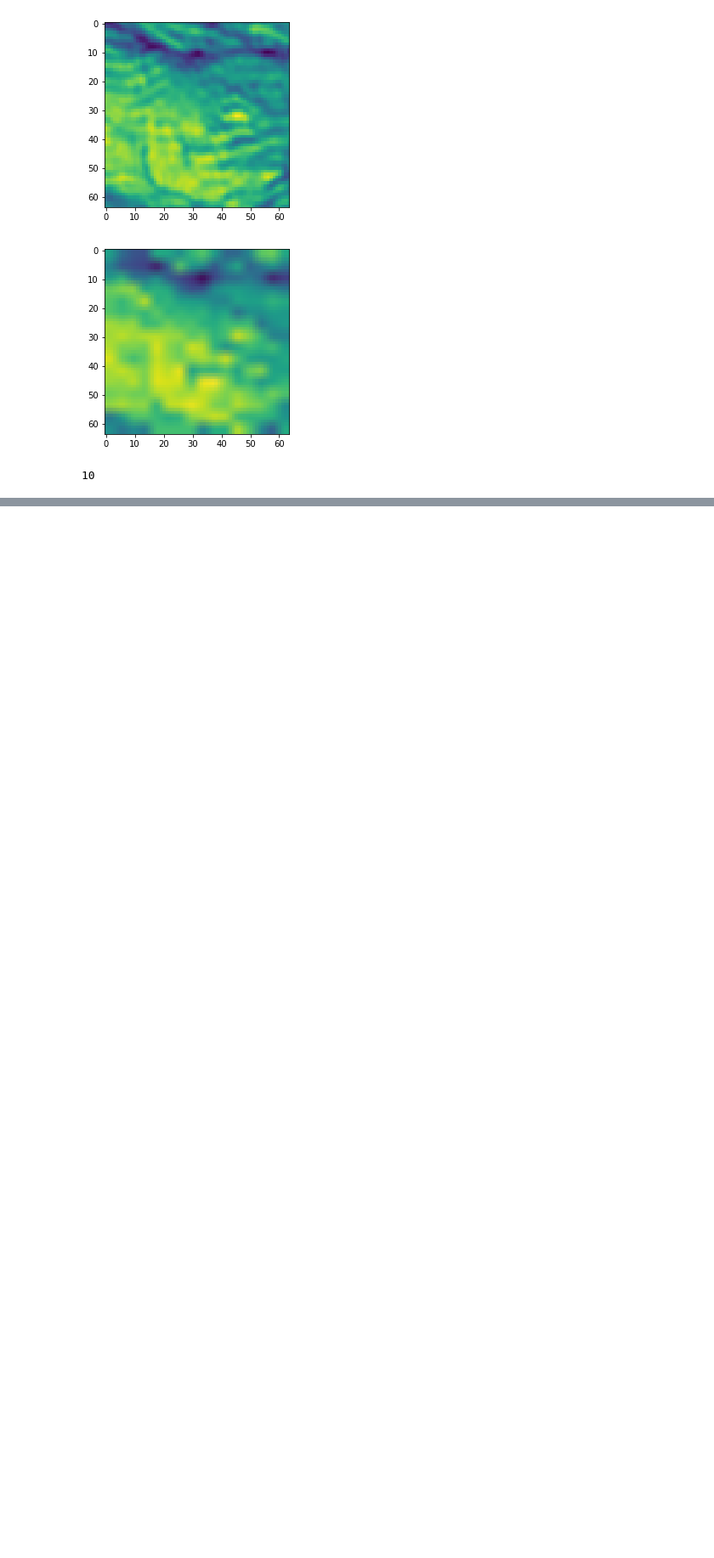
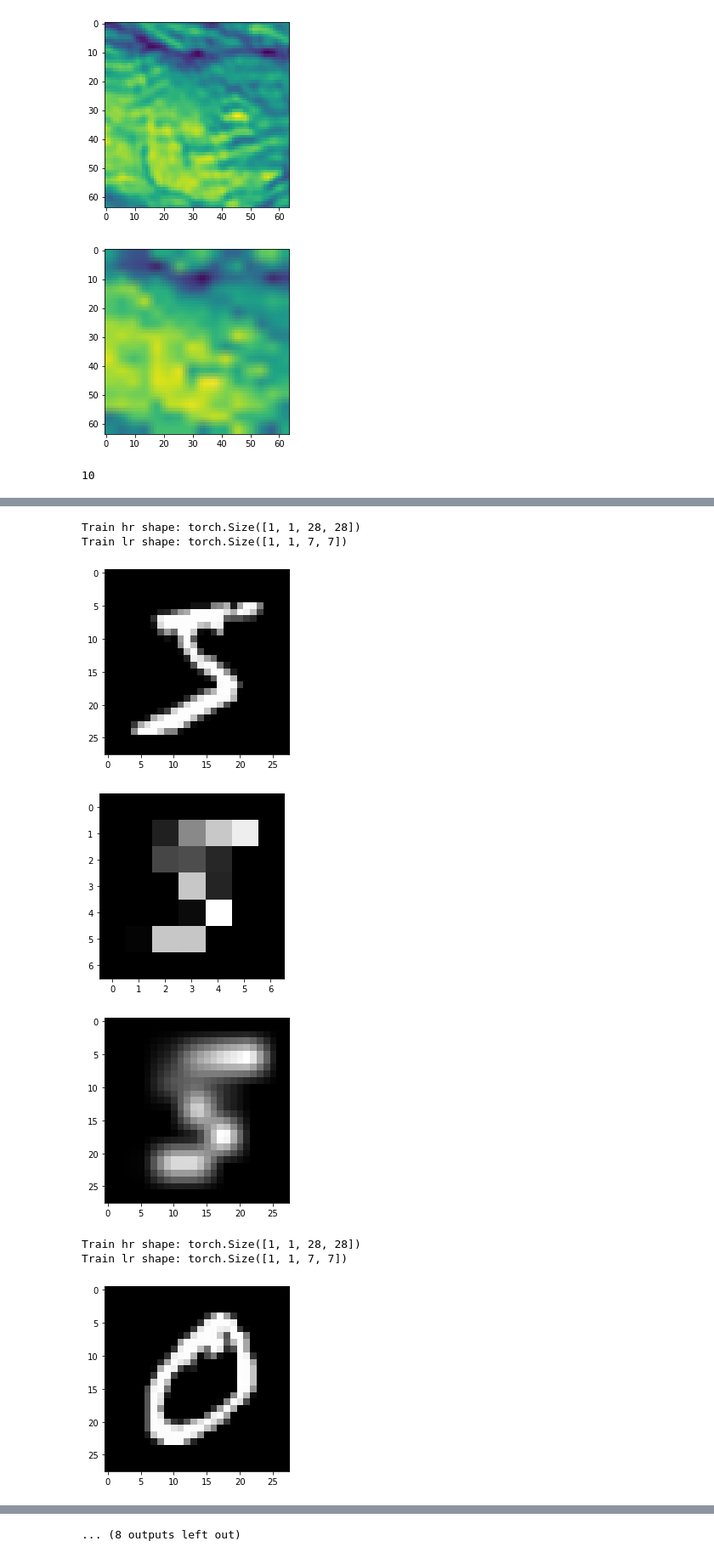
Before and after one commit to m-schillinger/DDPM-dome272, a Jupyter notebook: tests.ipynb, the cells around one changed output, grey strips where cells are left out. Shown at 85% size. Drawn from its saved outputs; the diff is of its cells as text; code cells hidden in the pictures; blank space fills up the shorter version.

```diff
--- a/tests.ipynb
+++ b/tests.ipynb
@@ -116,0 +168,26 @@ len(dataloader)
+# %%
+dataset = DownscalingMNIST(args.dataset_path, max_len = args.dataset_size)
+dataloader = DataLoader(dataset, args.batch_size)
+# %%
+it = iter(dataloader)
+for i in range(5):
+    train_hr, train_lr = next(it)
+    print(f"Train hr shape: {train_hr.size()}")
+    print(f"Train lr shape: {train_lr.size()}")
+    plt.imshow(train_hr.squeeze(), cmap = "gray")
+    plt.show()
+    plt.imshow(train_lr.squeeze(), cmap = "gray")
+    plt.show()
+    x = train_hr
+    y = F.interpolate(train_lr.float(), size = [x.shape[-1], x.shape[-2]], mode = "bilinear")
+    plt.imshow(y.squeeze(), cmap = "gray")
+    plt.show()
+# %% [output]
+Train hr shape: torch.Size([1, 1, 28, 28])
+Train lr shape: torch.Size([1, 1, 7, 7])
+[figure, added]
+[figure, added]
+[figure, added]
+Train hr shape: torch.Size([1, 1, 28, 28])
+Train lr shape: torch.Size([1, 1, 7, 7])
+[figure, added]
@@ -116,0 +201 @@ len(dataloader)
+... (8 outputs left out)
```
Also changed, not shown: parts of 16 cells of this notebook, 4 other files.
